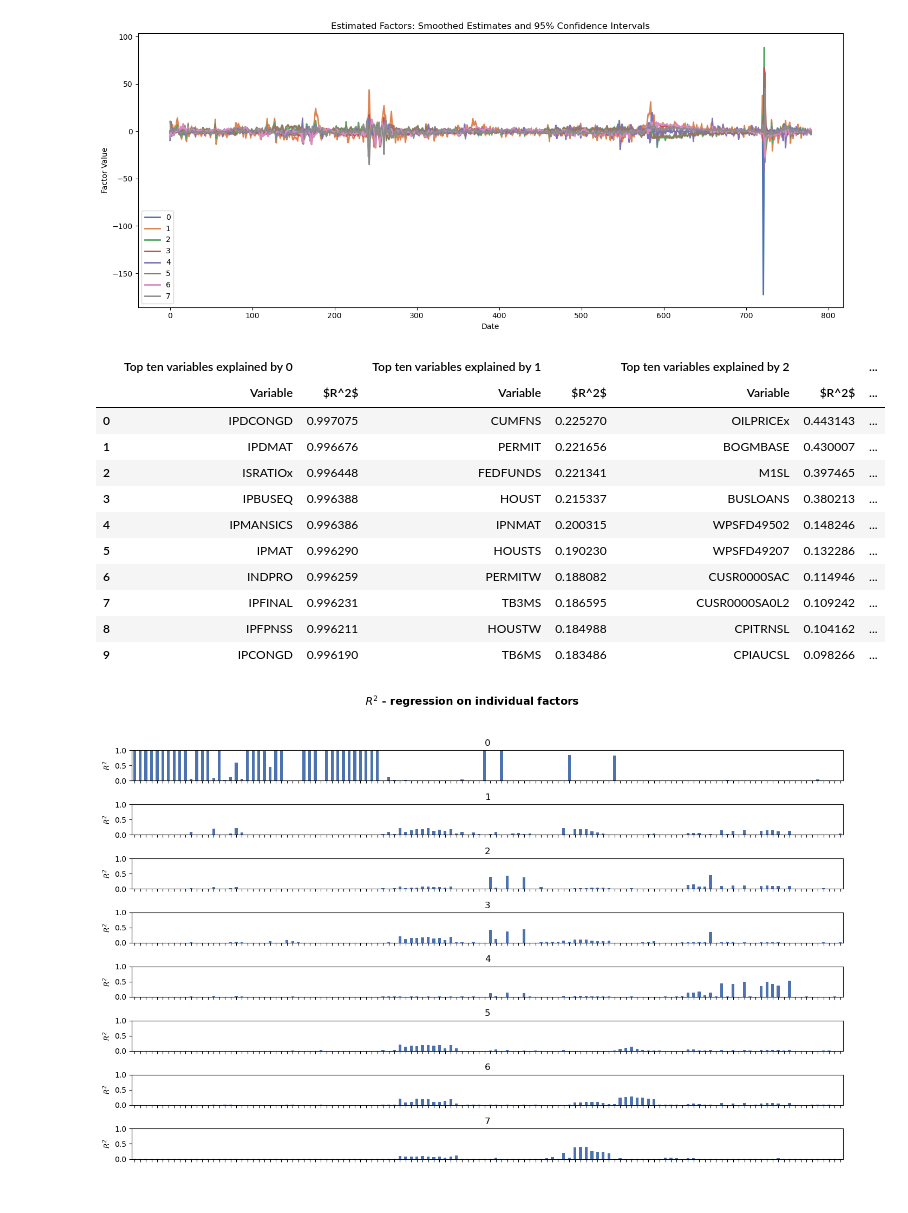
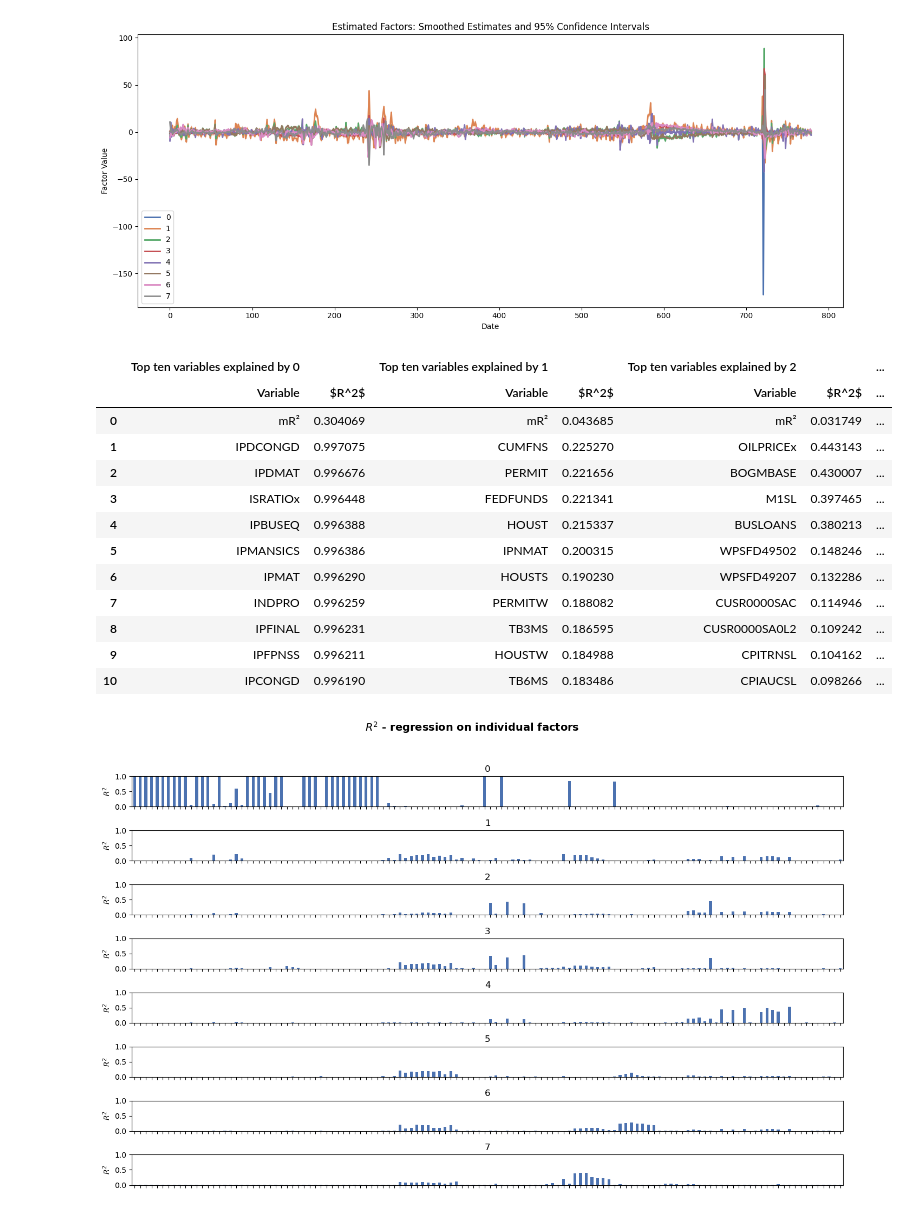
Before and after one commit to J0s3l0r1a/Final_ass., a Jupyter notebook: notebook-in-py.ipynb, the cells around one changed output. Cells and saved outputs as stored; diff of their text form; code cells hidden in the pictures.

```diff
--- a/notebook-in-py.ipynb
+++ b/notebook-in-py.ipynb
@@ -427,31 +415,46 @@ with sns.color_palette('deep'):
     plt.show()
 # %% [output]
 [figure]
-# %%
-rsquared = results.get_coefficients_of_determination(method='individual')
-
-top_ten = []
-for factor_name in rsquared.columns:
-    top_factor = (rsquared[factor_name].sort_values(ascending=False)
-                                       .iloc[:10].reset_index())
-    top_factor.columns = pd.MultiIndex.from_product([
-        [f'Top ten variables explained by {factor_name}'],
-        ['Variable', r'$R^2$']])
-    top_ten.append(top_factor)
-pd.concat(top_ten, axis=1)
-# %% [output]
-|  | Top ten variables explained by 0 |  | Top ten variables explained by 1 |  | Top ten variables explained by 2 |  | ... |
-|  | Variable | $R^2$ | Variable | $R^2$ | Variable | $R^2$ | ... |
-| 0 | IPDCONGD | 0.997075 | CUMFNS | 0.225270 | OILPRICEx | 0.443143 | ... |
-| 1 | IPDMAT | 0.996676 | PERMIT | 0.221656 | BOGMBASE | 0.430007 | ... |
-| 2 | ISRATIOx | 0.996448 | FEDFUNDS | 0.221341 | M1SL | 0.397465 | ... |
-| 3 | IPBUSEQ | 0.996388 | HOUST | 0.215337 | BUSLOANS | 0.380213 | ... |
-| 4 | IPMANSICS | 0.996386 | IPNMAT | 0.200315 | WPSFD49502 | 0.148246 | ... |
-| 5 | IPMAT | 0.996290 | HOUSTS | 0.190230 | WPSFD49207 | 0.132286 | ... |
-| 6 | INDPRO | 0.996259 | PERMITW | 0.188082 | CUSR0000SAC | 0.114946 | ... |
-| 7 | IPFINAL | 0.996231 | TB3MS | 0.186595 | CUSR0000SA0L2 | 0.109242 | ... |
-| 8 | IPFPNSS | 0.996211 | HOUSTW | 0.184988 | CPITRNSL | 0.104162 | ... |
-| 9 | IPCONGD | 0.996190 | TB6MS | 0.183486 | CPIAUCSL | 0.098266 | ... |
+# %%
+rsquared = results.get_coefficients_of_determination(method='individual')
+
+top_ten = []
+for factor_name in rsquared.columns:
+    mean_r2 = rsquared[factor_name].mean()
+    top_factor = rsquared[factor_name].sort_values(ascending=False).iloc[:10].reset_index()
+    top_factor.columns = pd.MultiIndex.from_product([
+        [f'Top ten variables explained by {factor_name}'],
+        ['Variable', r'$R^2$']
+    ])
+
+    # Inserisci 'mR²' invece di None
+    top_factor_with_header = pd.concat([
+        pd.DataFrame(
+            [['mR²', mean_r2]],
+            columns=top_factor.columns
+        ),
+        top_factor
+    ], ignore_index=True)
+
+    top_ten.append(top_factor_with_header)
+
+final_table = pd.concat(top_ten, axis=1)
+# %%
+final_table
+# %% [output]
+|  | Top ten variables explained by 0 |  | Top ten variables explained by 1 |  | Top ten variables explained by 2 |  | ... |
+|  | Variable | $R^2$ | Variable | $R^2$ | Variable | $R^2$ | ... |
+| 0 | mR² | 0.304069 | mR² | 0.043685 | mR² | 0.031749 | ... |
+| 1 | IPDCONGD | 0.997075 | CUMFNS | 0.225270 | OILPRICEx | 0.443143 | ... |
+| 2 | IPDMAT | 0.996676 | PERMIT | 0.221656 | BOGMBASE | 0.430007 | ... |
+| 3 | ISRATIOx | 0.996448 | FEDFUNDS | 0.221341 | M1SL | 0.397465 | ... |
+| 4 | IPBUSEQ | 0.996388 | HOUST | 0.215337 | BUSLOANS | 0.380213 | ... |
+| 5 | IPMANSICS | 0.996386 | IPNMAT | 0.200315 | WPSFD49502 | 0.148246 | ... |
+| 6 | IPMAT | 0.996290 | HOUSTS | 0.190230 | WPSFD49207 | 0.132286 | ... |
+| 7 | INDPRO | 0.996259 | PERMITW | 0.188082 | CUSR0000SAC | 0.114946 | ... |
+| 8 | IPFINAL | 0.996231 | TB3MS | 0.186595 | CUSR0000SA0L2 | 0.109242 | ... |
+| 9 | IPFPNSS | 0.996211 | HOUSTW | 0.184988 | CPITRNSL | 0.104162 | ... |
+| 10 | IPCONGD | 0.996190 | TB6MS | 0.183486 | CPIAUCSL | 0.098266 | ... |
 # %%
 with sns.color_palette('deep'):
     fig = results.plot_coefficients_of_determination(method='individual', figsize=(14, 9))
```
Also changed, not shown: parts of 12 cells of this notebook.
